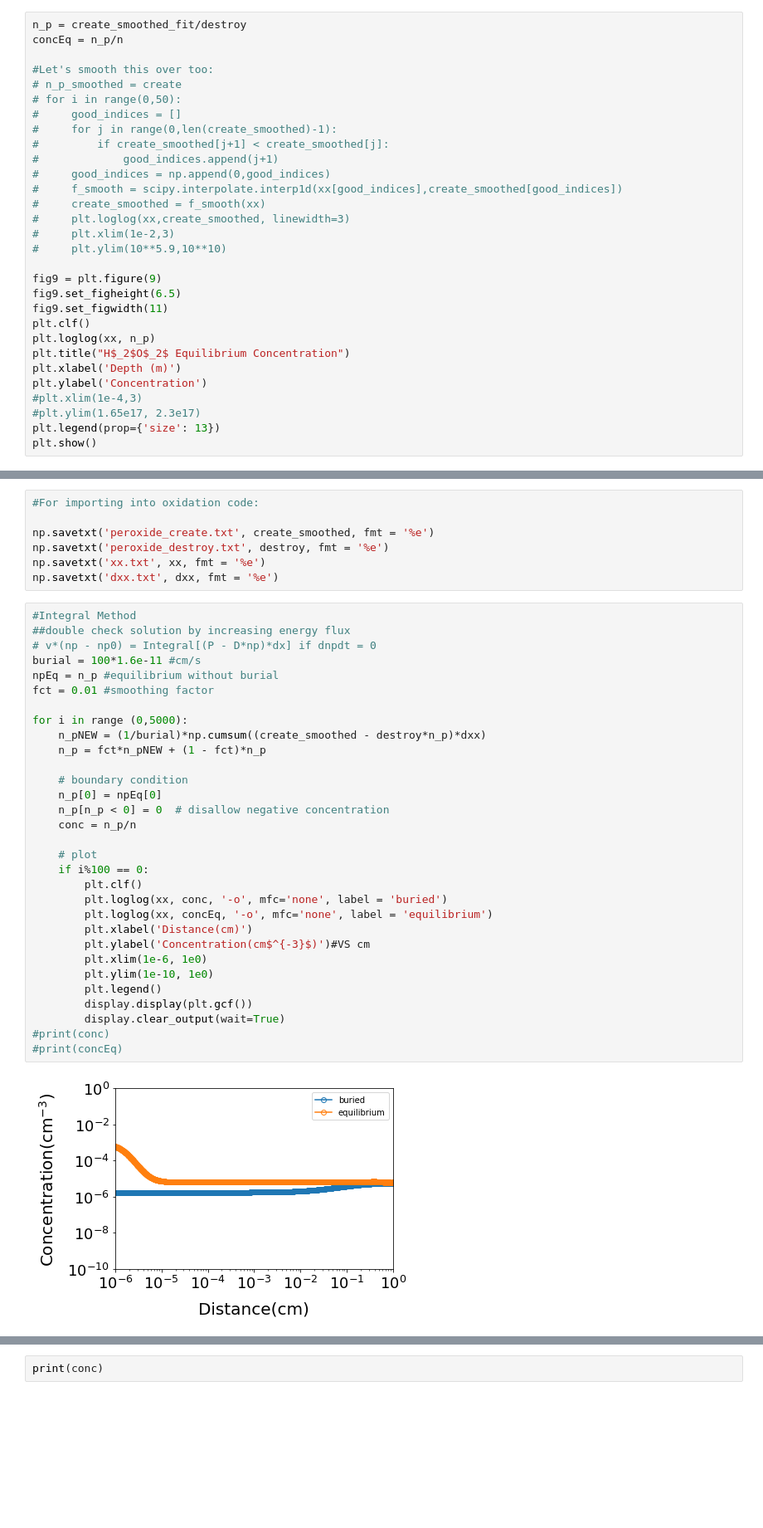
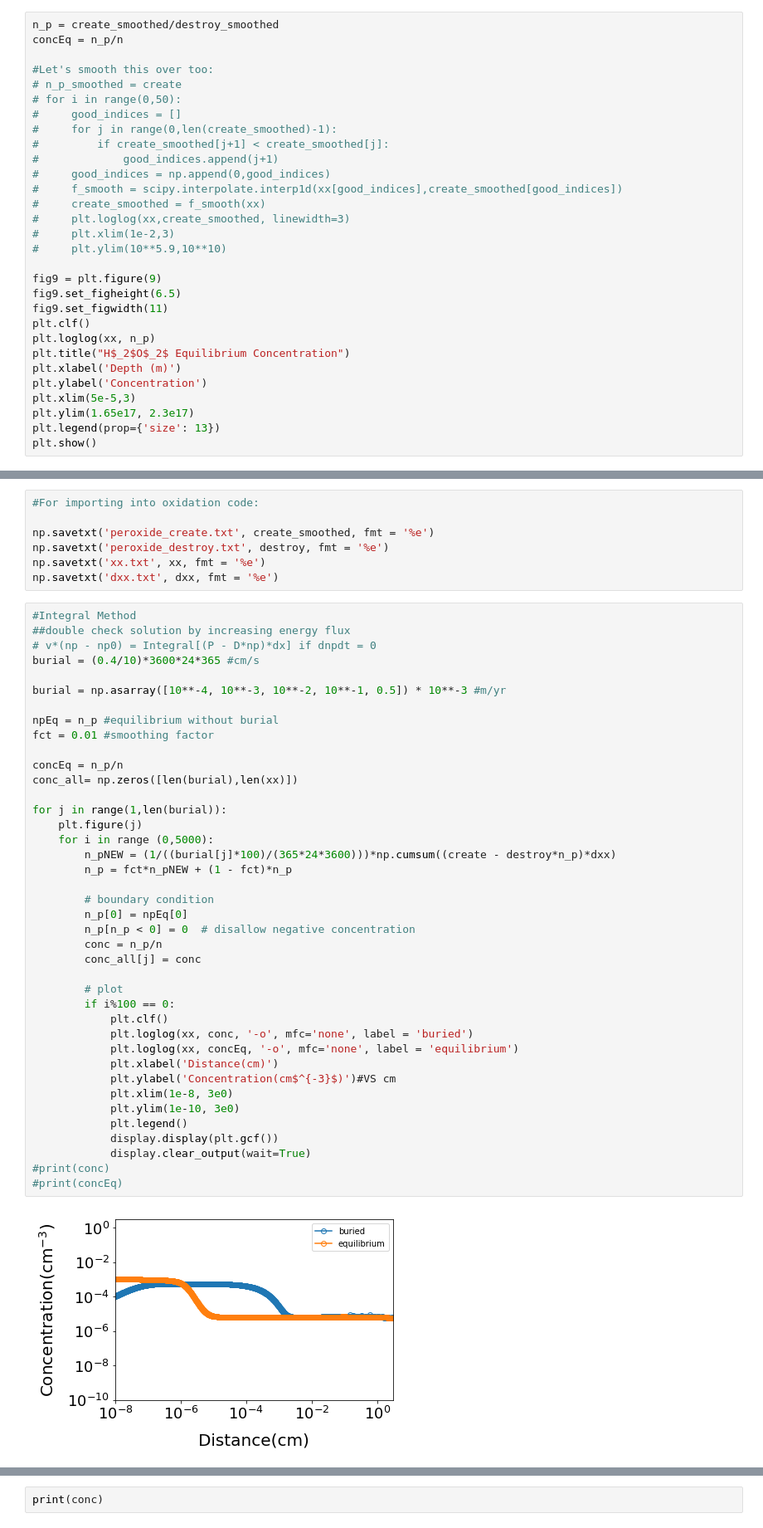
Before and after one commit to christineray26/Oxidants, a Jupyter notebook: Peroxide.ipynb, the cells around one changed output, grey strips where cells are left out. Shown at 83% size. Cells and saved outputs as stored; diff of their text form; blank space fills up the shorter version.

```diff
--- a/Peroxide.ipynb
+++ b/Peroxide.ipynb
@@ -513,5 +586,5 @@ print(np.log10(xx[2350]))
 # %%
-n_p = create_smoothed_fit/destroy
+n_p = create_smoothed/destroy_smoothed
 concEq = n_p/n
 
 #Let's smooth this over too:
@@ -536,8 +609,8 @@ plt.loglog(xx, n_p)
 plt.title("H$_2$O$_2$ Equilibrium Concentration")
 plt.xlabel('Depth (m)')
 plt.ylabel('Concentration')
-#plt.xlim(1e-4,3)
-#plt.ylim(1.65e17, 2.3e17)
+plt.xlim(5e-5,3)
+plt.ylim(1.65e17, 2.3e17)
 plt.legend(prop={'size': 13})
 plt.show()
 # %% [output]
@@ -552,33 +625,42 @@ np.savetxt('dxx.txt', dxx, fmt = '%e')
 # %%
 #Integral Method
 ##double check solution by increasing energy flux
 # v*(np - np0) = Integral[(P - D*np)*dx] if dnpdt = 0
-burial = 100*1.6e-11 #cm/s
+burial = (0.4/10)*3600*24*365 #cm/s
+
+burial = np.asarray([10**-4, 10**-3, 10**-2, 10**-1, 0.5]) * 10**-3 #m/yr
+
 npEq = n_p #equilibrium without burial
 fct = 0.01 #smoothing factor
 
-for i in range (0,5000):
-    n_pNEW = (1/burial)*np.cumsum((create_smoothed - destroy*n_p)*dxx)
-    n_p = fct*n_pNEW + (1 - fct)*n_p
+concEq = n_p/n
+conc_all= np.zeros([len(burial),len(xx)])
 
-    # boundary condition
-    n_p[0] = npEq[0]
-    n_p[n_p < 0] = 0  # disallow negative concentration
-    conc = n_p/n
+for j in range(1,len(burial)):
+    plt.figure(j)
+    for i in range (0,5000):
+        n_pNEW = (1/((burial[j]*100)/(365*24*3600)))*np.cumsum((create - destroy*n_p)*dxx)
+        n_p = fct*n_pNEW + (1 - fct)*n_p
 
-    # plot
-    if i%100 == 0:
-        plt.clf()
-        plt.loglog(xx, conc, '-o', mfc='none', label = 'buried')
-        plt.loglog(xx, concEq, '-o', mfc='none', label = 'equilibrium')
-        plt.xlabel('Distance(cm)')
-        plt.ylabel('Concentration(cm$^{-3}$)')#VS cm
-        plt.xlim(1e-6, 1e0)
-        plt.ylim(1e-10, 1e0)
-        plt.legend()
-        display.display(plt.gcf())
-        display.clear_output(wait=True)
+        # boundary condition
+        n_p[0] = npEq[0]
+        n_p[n_p < 0] = 0  # disallow negative concentration
+        conc = n_p/n
+        conc_all[j] = conc
+
+        # plot
+        if i%100 == 0:
+            plt.clf()
+            plt.loglog(xx, conc, '-o', mfc='none', label = 'buried')
+            plt.loglog(xx, concEq, '-o', mfc='none', label = 'equilibrium')
+            plt.xlabel('Distance(cm)')
+            plt.ylabel('Concentration(cm$^{-3}$)')#VS cm
+            plt.xlim(1e-8, 3e0)
+            plt.ylim(1e-10, 3e0)
+            plt.legend()
+            display.display(plt.gcf())
+            display.clear_output(wait=True)
 #print(conc)
 #print(concEq)
 # %% [output]
-[figure, old version]
+[figure, new version]
```
Also changed, not shown: parts of 23 cells of this notebook, 7 other files.
